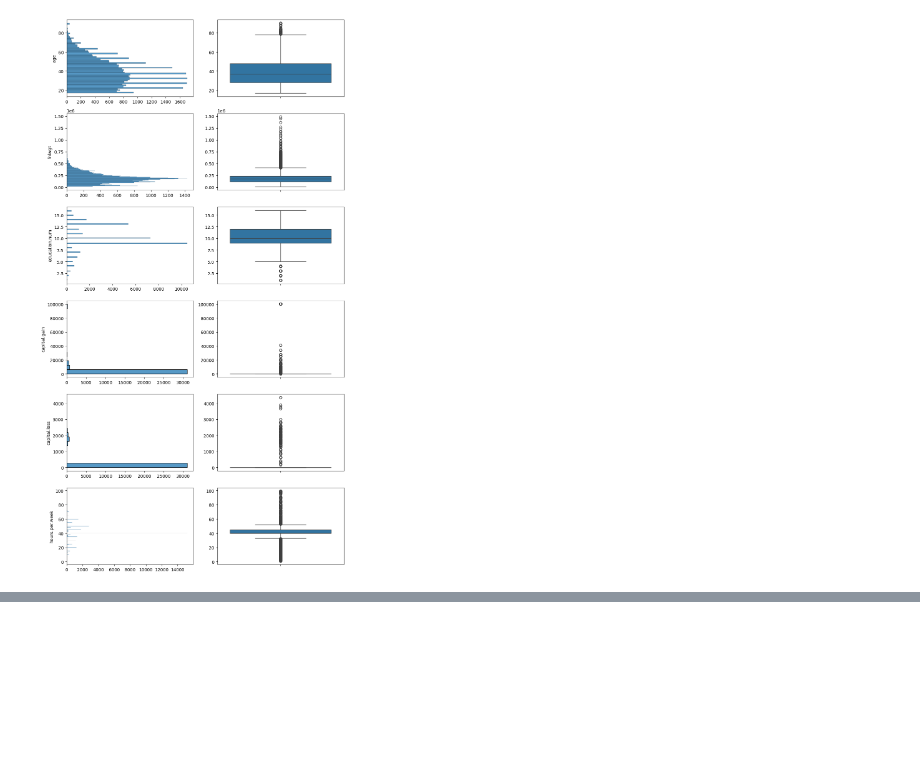
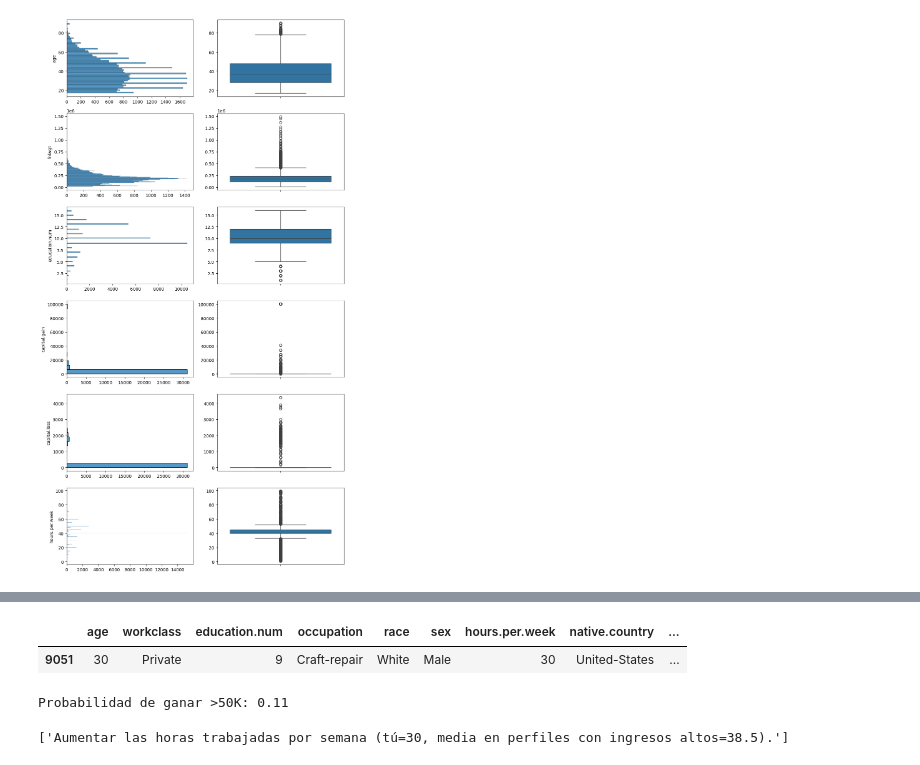
Before and after one commit to 4GeeksAcademy/AnthonnyMal-Machine-Learnig, a Jupyter notebook: src/13-recommendation-systems-adult-census-income.ipynb, the cells around one changed output, grey strips where cells are left out. Cells and saved outputs as stored; diff of their text form; code cells hidden in the pictures; blank space fills up the shorter version.

```diff
--- a/src/13-recommendation-systems-adult-census-income.ipynb
+++ b/src/13-recommendation-systems-adult-census-income.ipynb
@@ -86,0 +237,9 @@ plt.show()
+# %%
+display(df.loc[[usuario_idx]])
+print(f"Probabilidad de ganar >50K: {proba:.2f}")
+generar_recomendaciones(df.loc[usuario_idx], similares_df)
+# %% [output]
+|  | age | workclass | education.num | occupation | race | sex | hours.per.week | native.country | ... |
+| 9051 | 30 | Private | 9 | Craft-repair | White | Male | 30 | United-States | ... |
+Probabilidad de ganar >50K: 0.11
+['Aumentar las horas trabajadas por semana (tú=30, media en perfiles con ingresos altos=38.5).']
```
Also changed, not shown: parts of 16 cells of this notebook.
